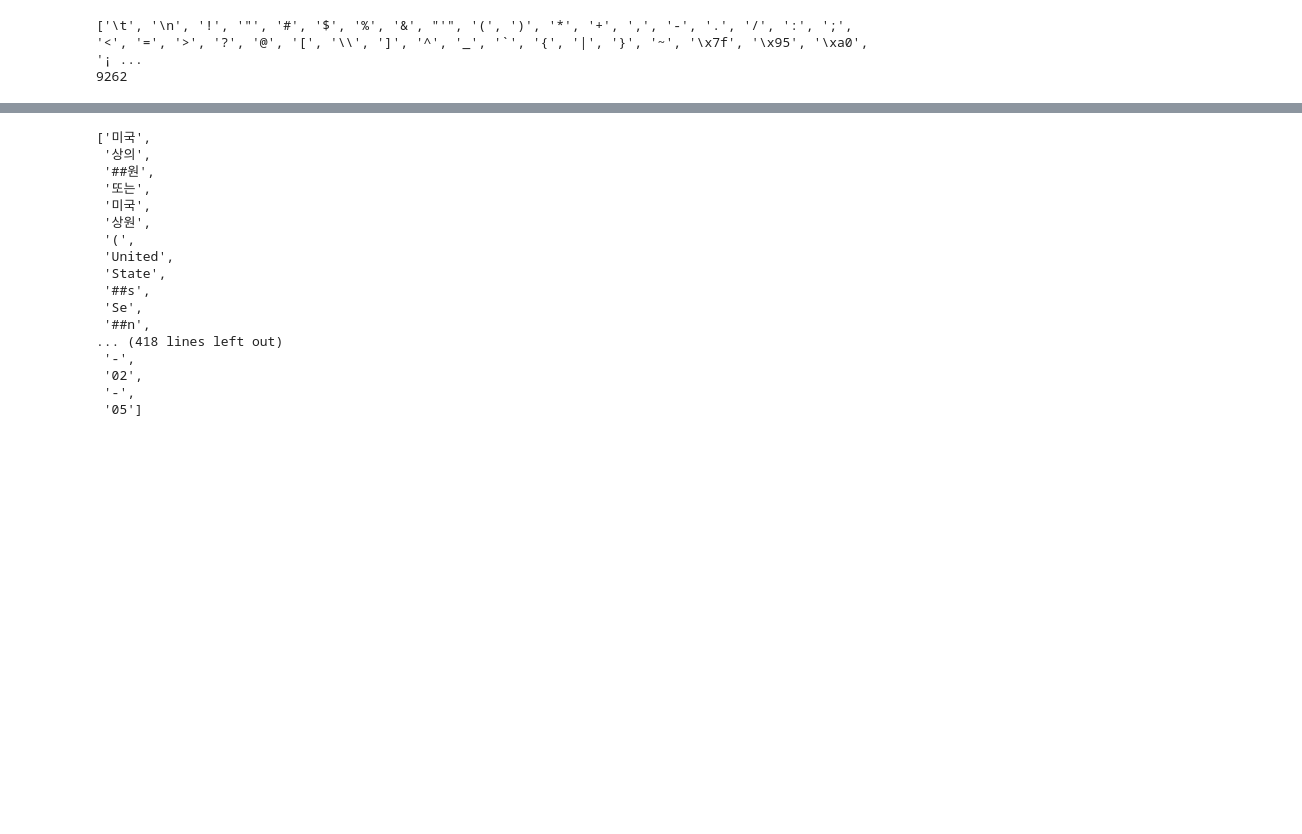
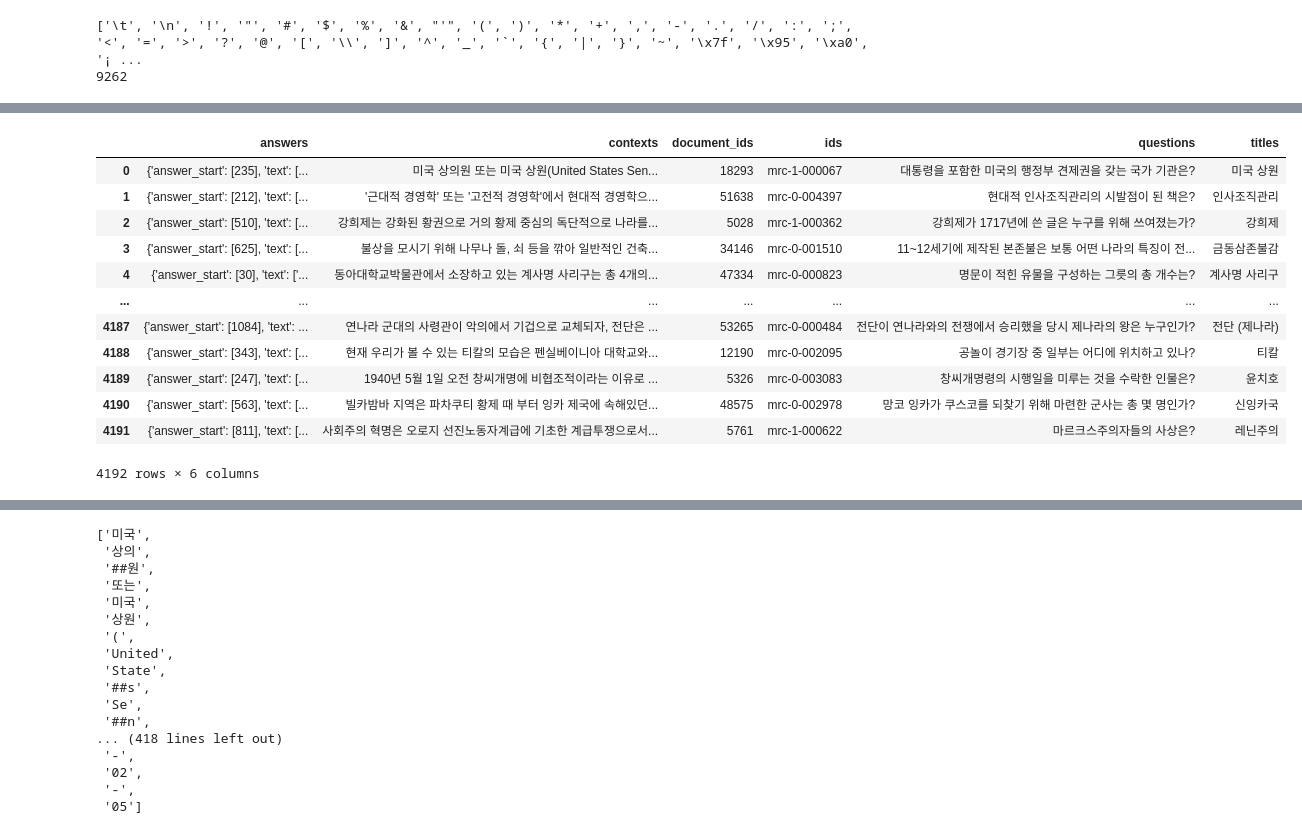
Before and after one commit to boostcampaitech2/mrc-level2-nlp-17, a Jupyter notebook: code/EDA0.ipynb, the cells around one changed output, grey strips where cells are left out. Cells and saved outputs as stored; diff of their text form; code cells hidden in the pictures; blank space fills up the shorter version.

```diff
--- a/code/EDA0.ipynb
+++ b/code/EDA0.ipynb
@@ -221,0 +192,40 @@ for i in range(65200, 66000):
+# %%
+answers = []
+contexts = []
+document_ids = []
+ids = []
+questions = []
+titles = []
+
+for data in train_data["train"]:
+    answers.append(data["answers"])
+    contexts.append(data["context"])
+    document_ids.append(data["document_id"])
+    ids.append(data["id"])
+    questions.append(data["question"])
+    titles.append(data["title"])
+
+for data in train_data["validation"]:
+    answers.append(data["answers"])
+    contexts.append(data["context"])
+    document_ids.append(data["document_id"])
+    ids.append(data["id"])
+    questions.append(data["question"])
+    titles.append(data["title"])
+
+train_validation_data = pd.DataFrame({"answers": answers, "contexts" : contexts, "document_ids" : document_ids, "ids": ids, "questions" : questions, "titles" : titles})
+train_validation_data
+# %% [output]
+|  | answers | contexts | document_ids | ids | questions | titles |
+| 0 | {'answer_start': [235], 'text': [... | 미국 상의원 또는 미국 상원(United States Sen... | 18293 | mrc-1-000067 | 대통령을 포함한 미국의 행정부 견제권을 갖는 국가 기관은? | 미국 상원 |
+| 1 | {'answer_start': [212], 'text': [... | '근대적 경영학' 또는 '고전적 경영학'에서 현대적 경영학으... | 51638 | mrc-0-004397 | 현대적 인사조직관리의 시발점이 된 책은? | 인사조직관리 |
+| 2 | {'answer_start': [510], 'text': [... | 강희제는 강화된 황권으로 거의 황제 중심의 독단적으로 나라를... | 5028 | mrc-1-000362 | 강희제가 1717년에 쓴 글은 누구를 위해 쓰여졌는가? | 강희제 |
+| 3 | {'answer_start': [625], 'text': [... | 불상을 모시기 위해 나무나 돌, 쇠 등을 깎아 일반적인 건축... | 34146 | mrc-0-001510 | 11~12세기에 제작된 본존불은 보통 어떤 나라의 특징이 전... | 금동삼존불감 |
+| 4 | {'answer_start': [30], 'text': ['... | 동아대학교박물관에서 소장하고 있는 계사명 사리구는 총 4개의... | 47334 | mrc-0-000823 | 명문이 적힌 유물을 구성하는 그릇의 총 개수는? | 계사명 사리구 |
+| ... | ... | ... | ... | ... | ... | ... |
+| 4187 | {'answer_start': [1084], 'text': ... | 연나라 군대의 사령관이 악의에서 기겁으로 교체되자, 전단은 ... | 53265 | mrc-0-000484 | 전단이 연나라와의 전쟁에서 승리했을 당시 제나라의 왕은 누구인가? | 전단 (제나라) |
+| 4188 | {'answer_start': [343], 'text': [... | 현재 우리가 볼 수 있는 티칼의 모습은 펜실베이니아 대학교와... | 12190 | mrc-0-002095 | 공놀이 경기장 중 일부는 어디에 위치하고 있나? | 티칼 |
+| 4189 | {'answer_start': [247], 'text': [... | 1940년 5월 1일 오전 창씨개명에 비협조적이라는 이유로 ... | 5326 | mrc-0-003083 | 창씨개명령의 시행일을 미루는 것을 수락한 인물은? | 윤치호 |
+| 4190 | {'answer_start': [563], 'text': [... | 빌카밤바 지역은 파차쿠티 황제 때 부터 잉카 제국에 속해있던... | 48575 | mrc-0-002978 | 망코 잉카가 쿠스코를 되찾기 위해 마련한 군사는 총 몇 명인가? | 신잉카국 |
+| 4191 | {'answer_start': [811], 'text': [... | 사회주의 혁명은 오로지 선진노동자계급에 기초한 계급투쟁으로서... | 5761 | mrc-1-000622 | 마르크스주의자들의 사상은? | 레닌주의 |
+4192 rows × 6 columns
```
Also changed, not shown: parts of 19 cells of this notebook.
